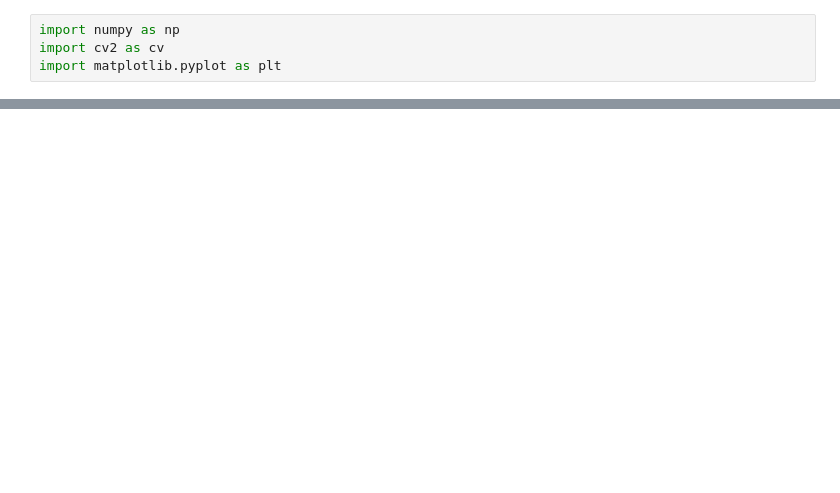
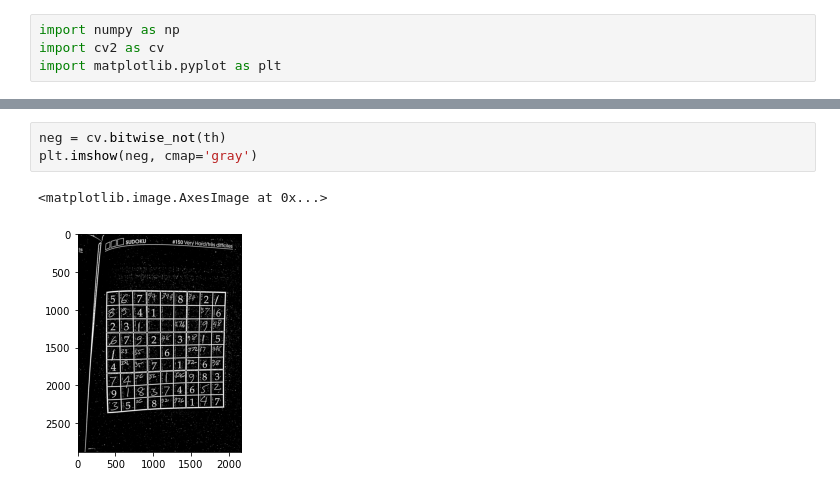
Before and after one commit to brianmakesthings/sudoku_solver, a Jupyter notebook: src/parse_image.ipynb, the cells around one changed output, grey strips where cells are left out. Drawn from its saved outputs; the diff is of its cells as text; blank space fills up the shorter version.

```diff
--- a/src/parse_image.ipynb
+++ b/src/parse_image.ipynb
@@ -29,0 +23,6 @@ array([[255, 255, 255, ..., 255, 255, 255],
+# %%
+neg = cv.bitwise_not(th)
+plt.imshow(neg, cmap='gray')
+# %% [output]
+<matplotlib.image.AxesImage at 0x...>
+[figure, added]
```
Also changed, not shown: parts of 7 cells of this notebook.
